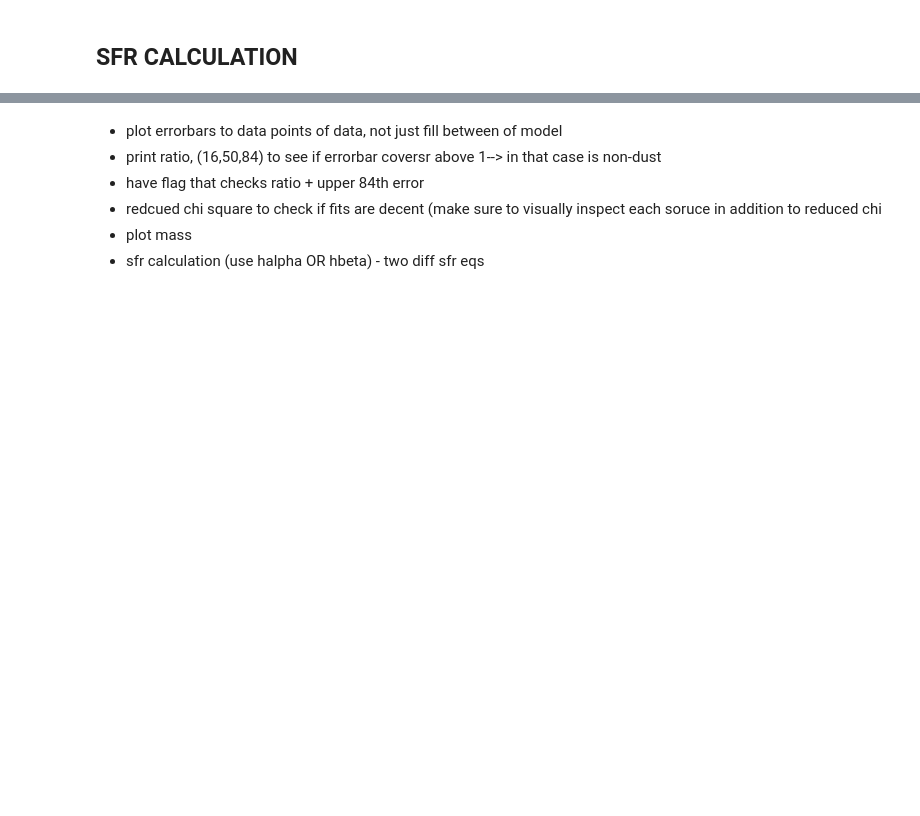
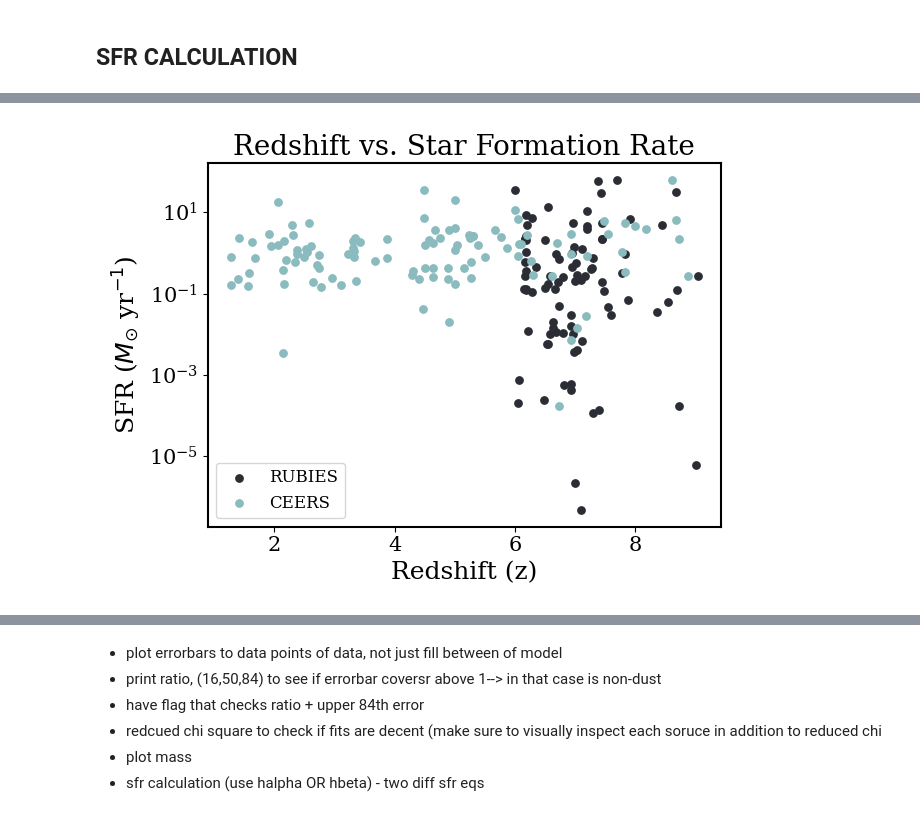
Before and after one commit to lipikachatur/VIP, a Jupyter notebook: (6) star formation rate.ipynb, the cells around one changed output, grey strips where cells are left out. Cells and saved outputs as stored; diff of their text form; code cells hidden in the pictures; blank space fills up the shorter version.

```diff
--- a/(6) star formation rate.ipynb
+++ b/(6) star formation rate.ipynb
@@ -816,0 +566,48 @@ plt.show()
+# %%
+import matplotlib.pyplot as plt
+import numpy as np
+from astropy.table import Table
+
+# Assume the table is loaded and named RUBIES_and_CEERS_table, and that it has a 'catalog' column
+RUBIES_and_CEERS_table = Table.read('MASTER_RUBIES_AND_CEERS_TABLE.fits')
+sfr_median_master = RUBIES_and_CEERS_table['sfr_median']  # Assuming this column exists
+
+# Define mask for flagged entries; assuming 'flags' is a boolean column in the table
+mask = RUBIES_and_CEERS_table['flags']
+
+# Define catalog colors (using the colorblind-friendly palette)
+catalog_colors = {'RUBIES': '#2A2D34', 'CEERS': '#8ABBBE'}
+
+# Enable interactive plotting in Jupyter
+%matplotlib widget
+
+# Ensure 'default' style is used if 'paper' is not available
+plt.style.use('paper')
+plt.rcParams['xtick.labelsize'] = 15
+plt.rcParams['ytick.labelsize'] = 15
+plt.rcParams['axes.linewidth'] = 1.5
+plt.figure()
+
+# Segment data by catalog and apply colors
+for catalog in catalog_colors:
+    cat_mask = (RUBIES_and_CEERS_table['catalog'][mask] == catalog)
+    plt.scatter(RUBIES_and_CEERS_table['new_rubies_redshifts'][mask][cat_mask],
+                sfr_median_master[mask][cat_mask],
+                color=catalog_colors[catalog], s=28, label=catalog)
+
+# Set scale, labels, title, and layout adjustments
+plt.yscale('log')
+plt.title('Redshift vs. Star Formation Rate')
+plt.xlabel('Redshift (z)')
+plt.ylabel(r'SFR ($M_{\odot}$ yr$^{-1}$)')
+plt.legend()
+plt.subplots_adjust(bottom=0.15)
+plt.tight_layout()
+
+# Save the plot before showing (to ensure it saves correctly)
+plt.savefig('redshift_vs_sfr.pdf')
+
+# Show the plot
+plt.show()
+# %% [output]
+[figure, added]
```
Also changed, not shown: parts of 18 cells of this notebook, 5 other files.
